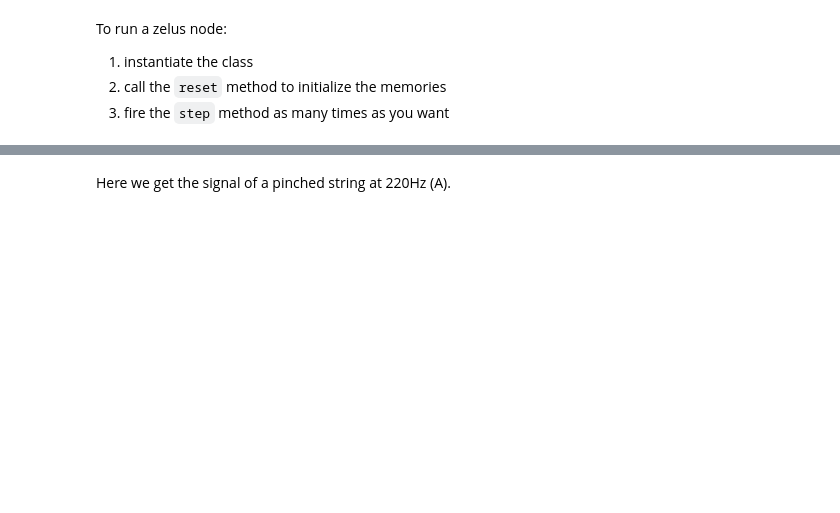
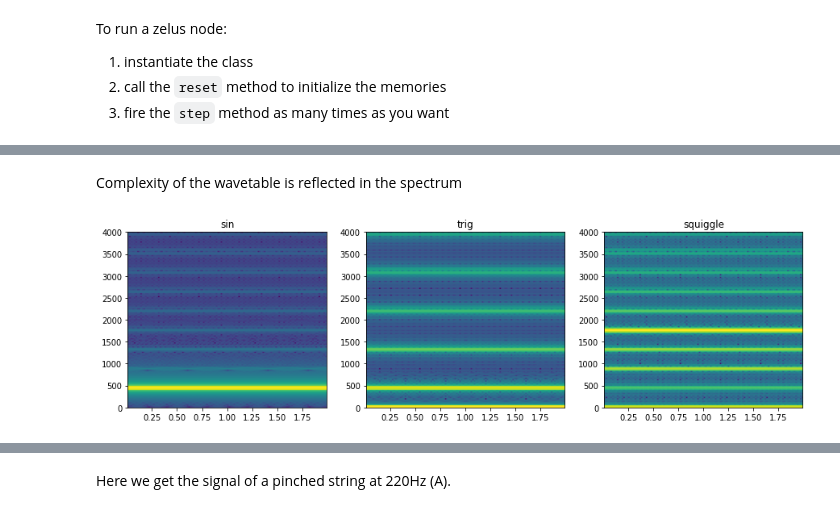
Before and after one commit to INRIA/zelus, a Jupyter notebook: pyzls/audio.ipynb, the cells around one changed output, grey strips where cells are left out. Cells and saved outputs as stored; diff of their text form; code cells hidden in the pictures; blank space fills up the shorter version.

```diff
--- a/pyzls/audio.ipynb
+++ b/pyzls/audio.ipynb
@@ -60,5 +70,6 @@ To run a zelus node:
 3. fire the `step` method as many times as you want
 # %%
 w = wavetable()
+
 w.reset()
-samples = [w.step(table_sin, 440) for _ in range(2*fs)]
+samples_sin = [w.step(table_sin, 440) for _ in range(2*fs)]
@@ -71,2 +75,0 @@ A simple sinus produces a pure tone
-# %%
-_ = plt.specgram(samples, Fs=fs)
@@ -77,3 +75,0 @@ Let's try other shapes
-# %%
-table_trig = t * (t < 0.5) + (-(t - 1)) * (t>= 0.5)
-plt.plot(table_trig, "-o")
@@ -83,4 +78,5 @@ plt.plot(table_trig, "-o")
 # %%
 w.reset()
-samples = [w.step(table_trig, 440) for _ in range(2*fs)]
-Audio(samples, rate=fs)
+samples_trig = [w.step(table_trig, 440) for _ in range(2*fs)]
+w.reset()
+samples_squiggle = [w.step(table_squiggle, 440) for _ in range(2*fs)]
@@ -116,3 +93,16 @@ plt.plot(samples[:200])
+# %% [markdown]
+Complexity of the wavetable is reflected in the spectrum
+# %%
+fig, axes = plt.subplots(nrows=1, ncols=3, figsize=(15, 4))
+
+axes[0].set_title("sin")
+_ = axes[0].specgram(samples_sin, Fs=fs)
+axes[1].set_title("trig")
+_ = axes[1].specgram(samples_trig, Fs=fs)
+axes[2].set_title("squiggle")
+_ = axes[2].specgram(samples_squiggle, Fs=fs)
+# %% [output]
+[figure, added]
 # %% [markdown]
 ## Karplus-Strong synthesis
 
```
Also changed, not shown: parts of 36 cells of this notebook, 4 other files.
